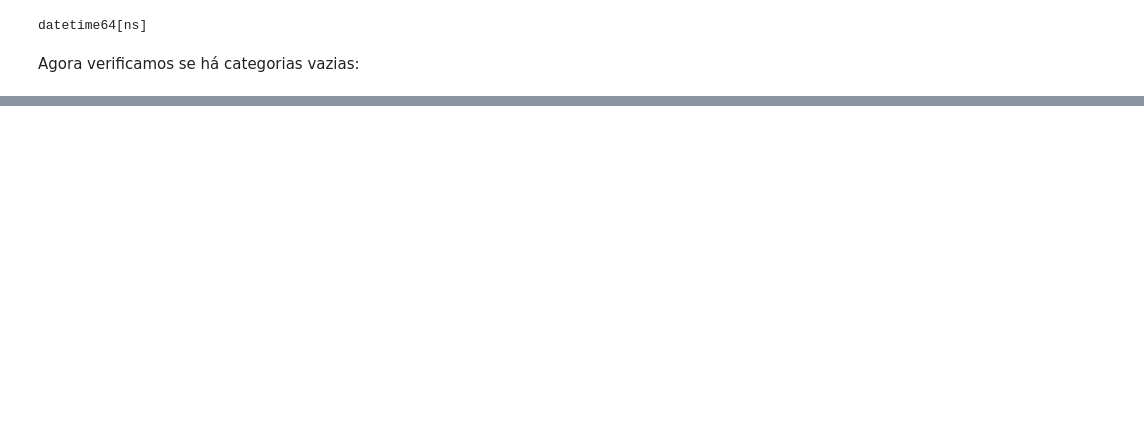
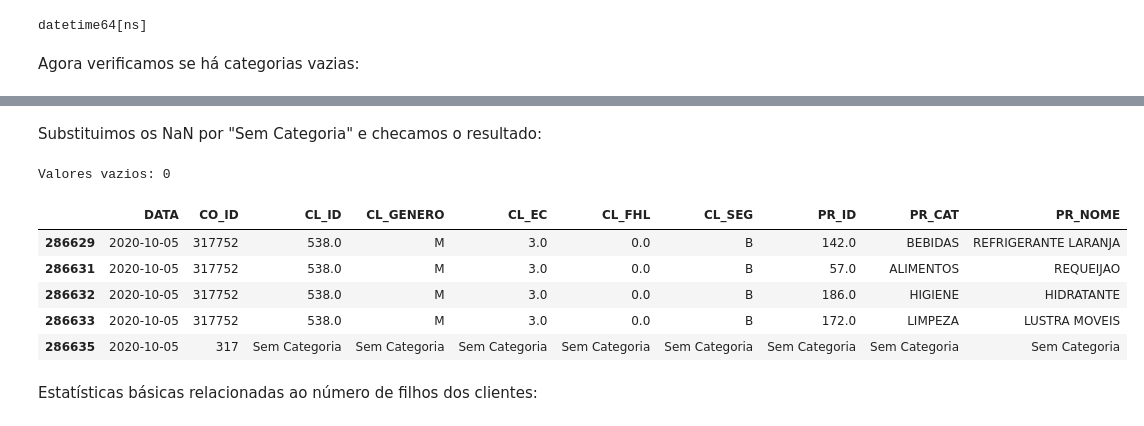
Before and after one commit to teoteoh/sctec_aulas, a Jupyter notebook: Miniprojeto_TeodoraCosta_Analise_de_Dados_TI.ipynb, the cells around one changed output, grey strips where cells are left out. Saved outputs shown, nothing was run; the diff lists cells and outputs as text; code cells hidden in the pictures; blank space fills up the shorter version.

```diff
--- a/Miniprojeto_TeodoraCosta_Analise_de_Dados_TI.ipynb
+++ b/Miniprojeto_TeodoraCosta_Analise_de_Dados_TI.ipynb
@@ -132,3 +131,21 @@ CL_GENERO: Nenhum registro vazio.
 CL_SEG: Nenhum registro vazio.
 PR_CAT: Nenhum registro vazio.
 PR_NOME: Nenhum registro vazio.
+# %% [markdown]
+Substituimos os NaN por "Sem Categoria" e checamos o resultado:
+# %%
+df = df.fillna('Sem Categoria')
+
+print(f"Valores vazios: {df.isna().sum().sum()}")
+
+display(df.tail())
+# %% [output]
+Valores vazios: 0
+|  | DATA | CO_ID | CL_ID | CL_GENERO | CL_EC | CL_FHL | CL_SEG | PR_ID | PR_CAT | PR_NOME |
+| 286629 | 2020-10-05 | 317752 | 538.0 | M | 3.0 | 0.0 | B | 142.0 | BEBIDAS | REFRIGERANTE LARANJA |
+| 286631 | 2020-10-05 | 317752 | 538.0 | M | 3.0 | 0.0 | B | 57.0 | ALIMENTOS | REQUEIJAO |
+| 286632 | 2020-10-05 | 317752 | 538.0 | M | 3.0 | 0.0 | B | 186.0 | HIGIENE | HIDRATANTE |
+| 286633 | 2020-10-05 | 317752 | 538.0 | M | 3.0 | 0.0 | B | 172.0 | LIMPEZA | LUSTRA MOVEIS |
+| 286635 | 2020-10-05 | 317 | Sem Categoria | Sem Categoria | Sem Categoria | Sem Categoria | Sem Categoria | Sem Categoria | Sem Categoria | Sem Categoria |
+# %% [markdown]
+Estatísticas básicas relacionadas ao número de filhos dos clientes:
```
Also changed, not shown: parts of 7 cells of this notebook.
